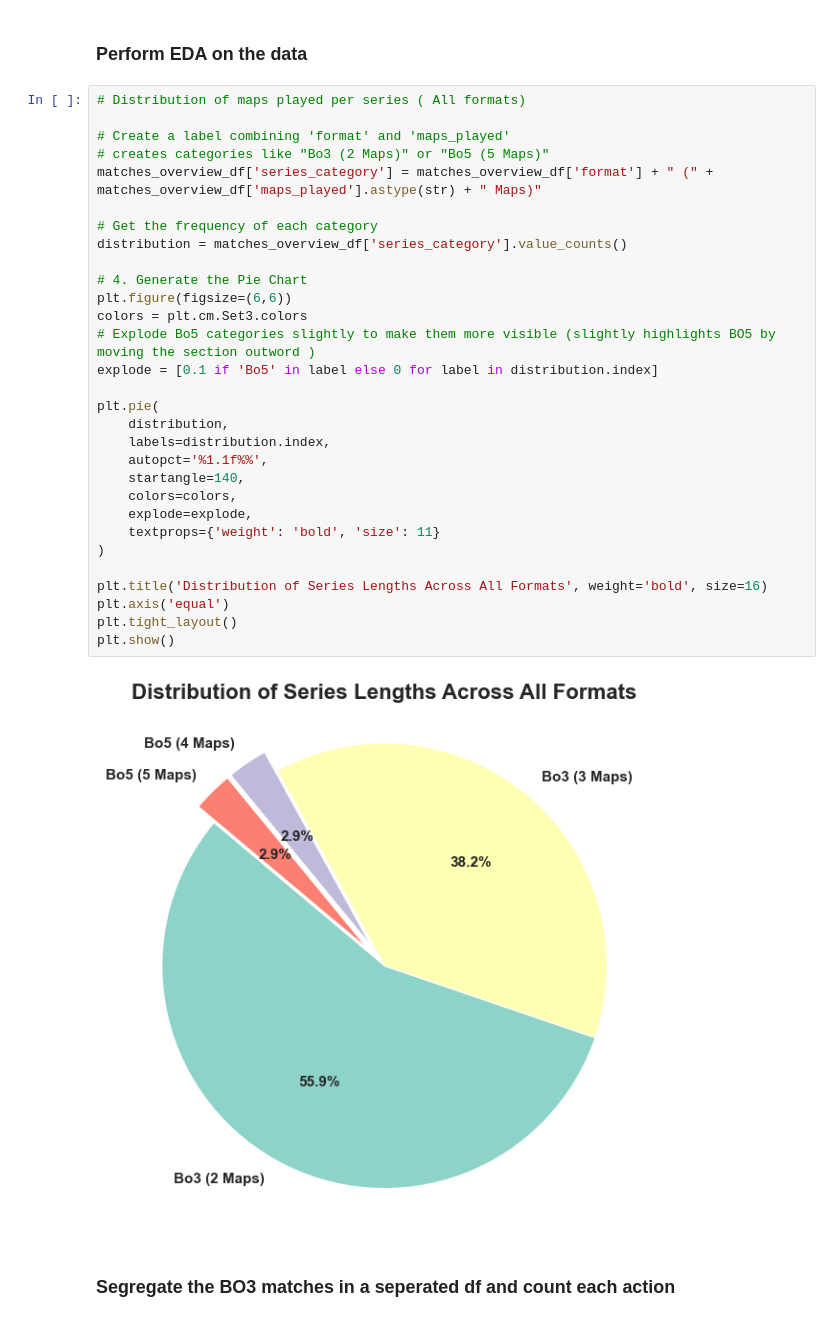
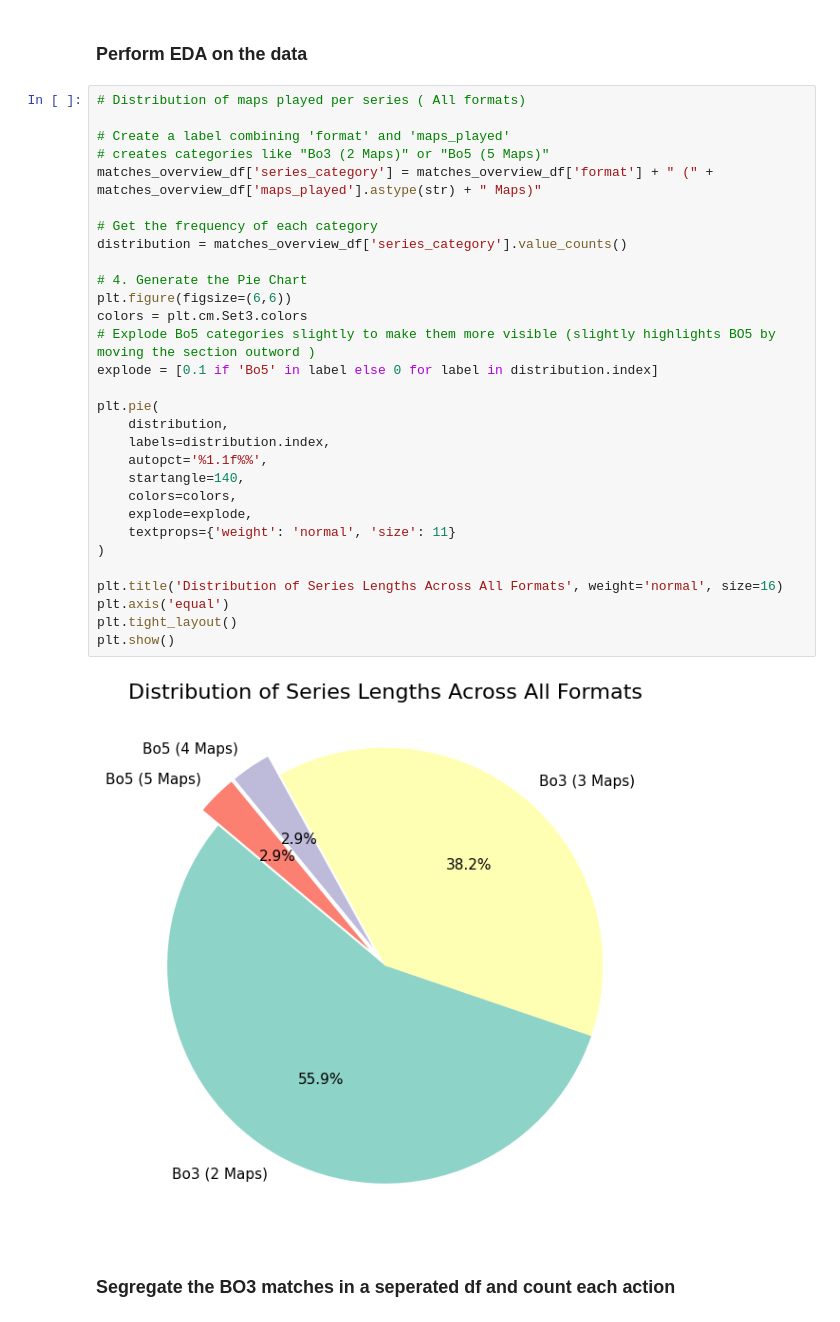
Before and after one commit to Piyush86kumar/Valorant-Champions-2024-Analysis, a Jupyter notebook: Detailed_matches_maps.ipynb, the cells around one changed output. Cells and saved outputs as stored; diff of their text form.

```diff
--- a/Detailed_matches_maps.ipynb
+++ b/Detailed_matches_maps.ipynb
@@ -387,35 +387,35 @@ matches_overview_df.to_csv("VCT_2024_seoul_dataset/detailed_matches_overview_pro
 # %%
 # Distribution of maps played per series ( All formats)
 
 # Create a label combining 'format' and 'maps_played'
 # creates categories like "Bo3 (2 Maps)" or "Bo5 (5 Maps)"
 matches_overview_df['series_category'] = matches_overview_df['format'] + " (" + matches_overview_df['maps_played'].astype(str) + " Maps)"
 
 # Get the frequency of each category
 distribution = matches_overview_df['series_category'].value_counts()
 
 # 4. Generate the Pie Chart
 plt.figure(figsize=(6,6))
 colors = plt.cm.Set3.colors
 # Explode Bo5 categories slightly to make them more visible (slightly highlights BO5 by moving the section outword )
 explode = [0.1 if 'Bo5' in label else 0 for label in distribution.index]
 
 plt.pie(
     distribution,
     labels=distribution.index,
     autopct='%1.1f%%',
     startangle=140,
     colors=colors,
     explode=explode,
-    textprops={'weight': 'bold', 'size': 11}
+    textprops={'weight': 'normal', 'size': 11}
 )
 
-plt.title('Distribution of Series Lengths Across All Formats', weight='bold', size=16)
+plt.title('Distribution of Series Lengths Across All Formats', weight='normal', size=16)
 plt.axis('equal')
 plt.tight_layout()
 plt.show()
 # %% [output]
-[figure, old version]
+[figure, new version]
 # %% [markdown]
 ### Segregate the BO3 matches in a seperated df and count each action
 # %%
```
Also changed, not shown: parts of 11 cells of this notebook, 10 other files.
